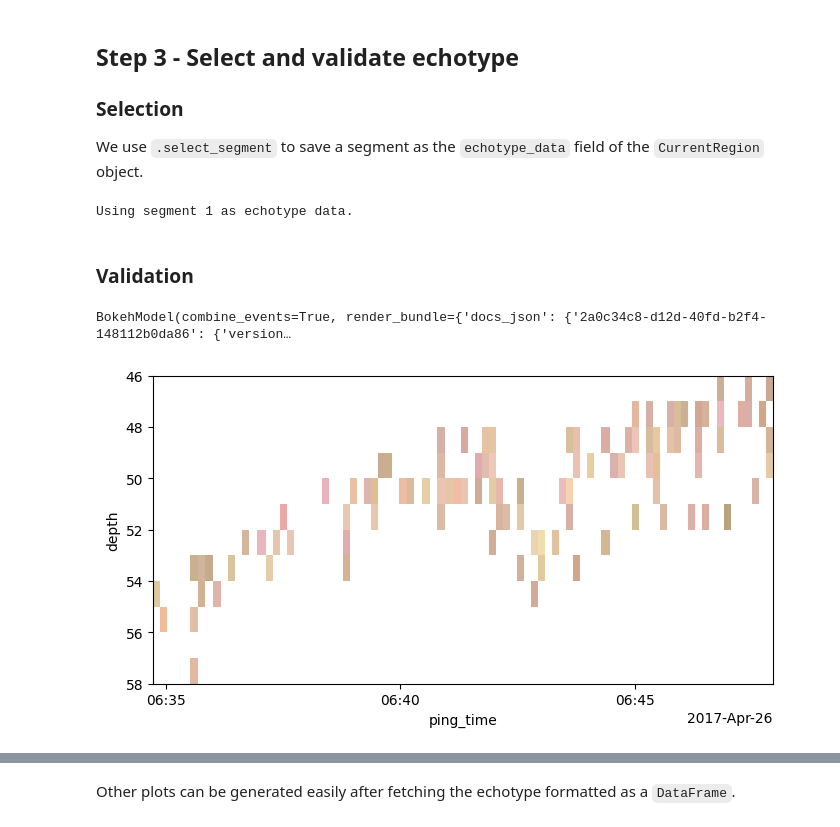
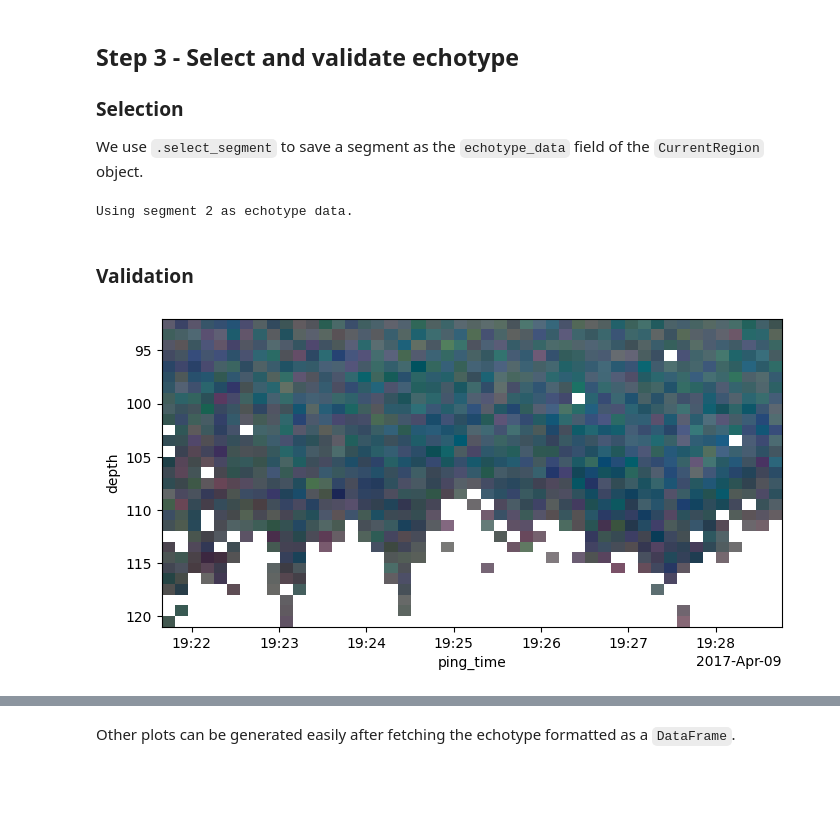
Before and after one commit to gaspardringuenet/escore-python, a Jupyter notebook: notebooks/echotypes_segmentation.ipynb, the cells around one changed output, grey strips where cells are left out. Drawn from its saved outputs; the diff is of its cells as text; code cells hidden in the pictures; blank space fills up the shorter version.

```diff
--- a/notebooks/echotypes_segmentation.ipynb
+++ b/notebooks/echotypes_segmentation.ipynb
@@ -145,17 +151,14 @@ workflow.plot.segments_rgb(figsize=(13, 6.5))
 
 We use `.select_segment` to save a segment as the `echotype_data` field of the `CurrentRegion` object.
 # %%
-echotype_da = workflow.select_segment(1)
+echotype_da = workflow.select_segment(2)
 # %% [output]
-Using segment 1 as echotype data.
+Using segment 2 as echotype data.
 # %% [markdown]
 ### Validation
 # %%
-workflow.plot.echotype()
+# workflow.plot.echotype(plot_api='plot', figsize=(15, 5), sharex=False);
+workflow.plot.echotype_rgb()
 # %% [output]
-BokehModel(combine_events=True, render_bundle={'docs_json': {'2a0c34c8-d12d-40fd-b2f4-148112b0da86': {'version…
+[figure, added]
-# %%
-workflow.plot.echotype_rgb()
-# %% [output]
-[figure, removed]
 # %%
```
Also changed, not shown: parts of 14 cells of this notebook, 4 other files.
